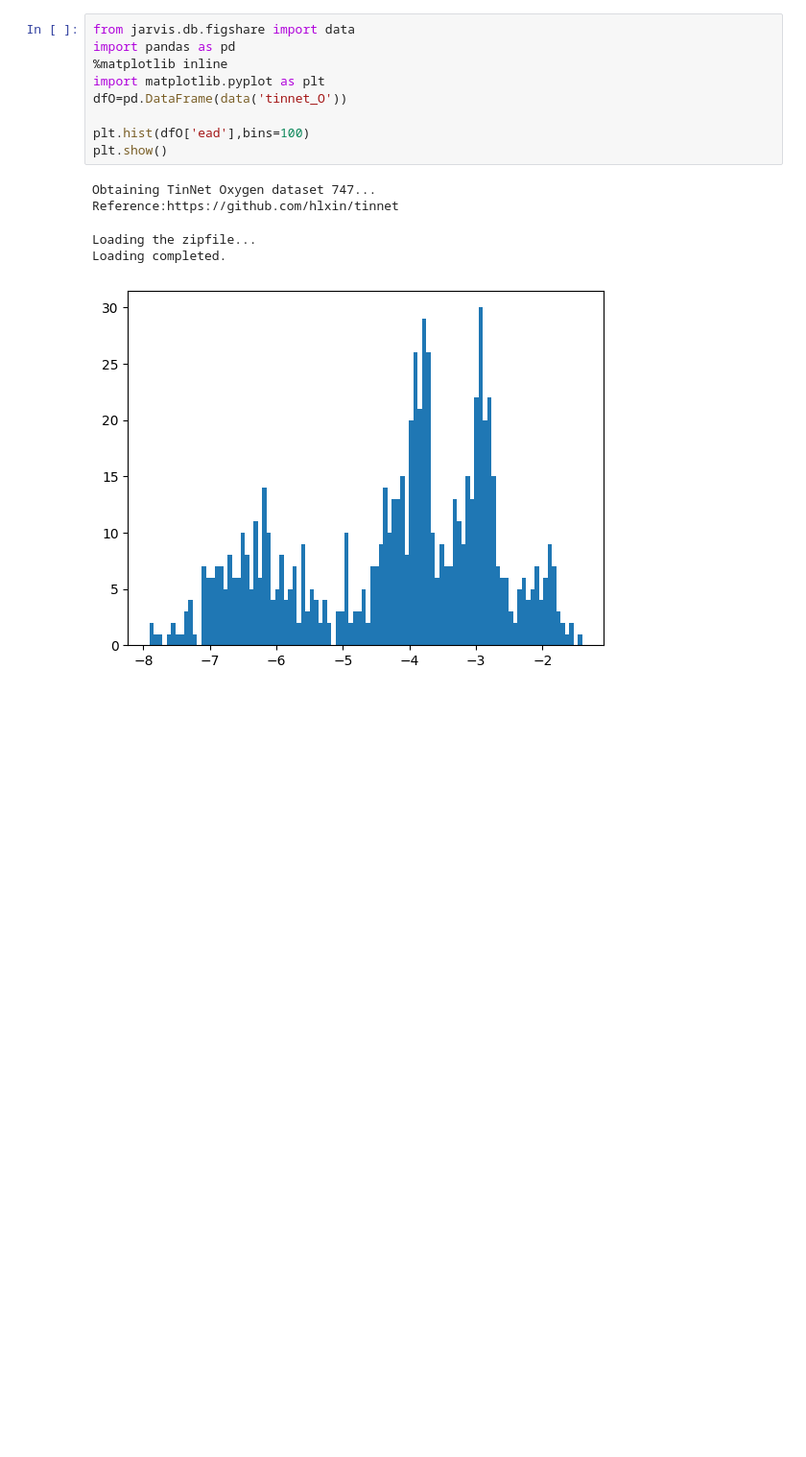
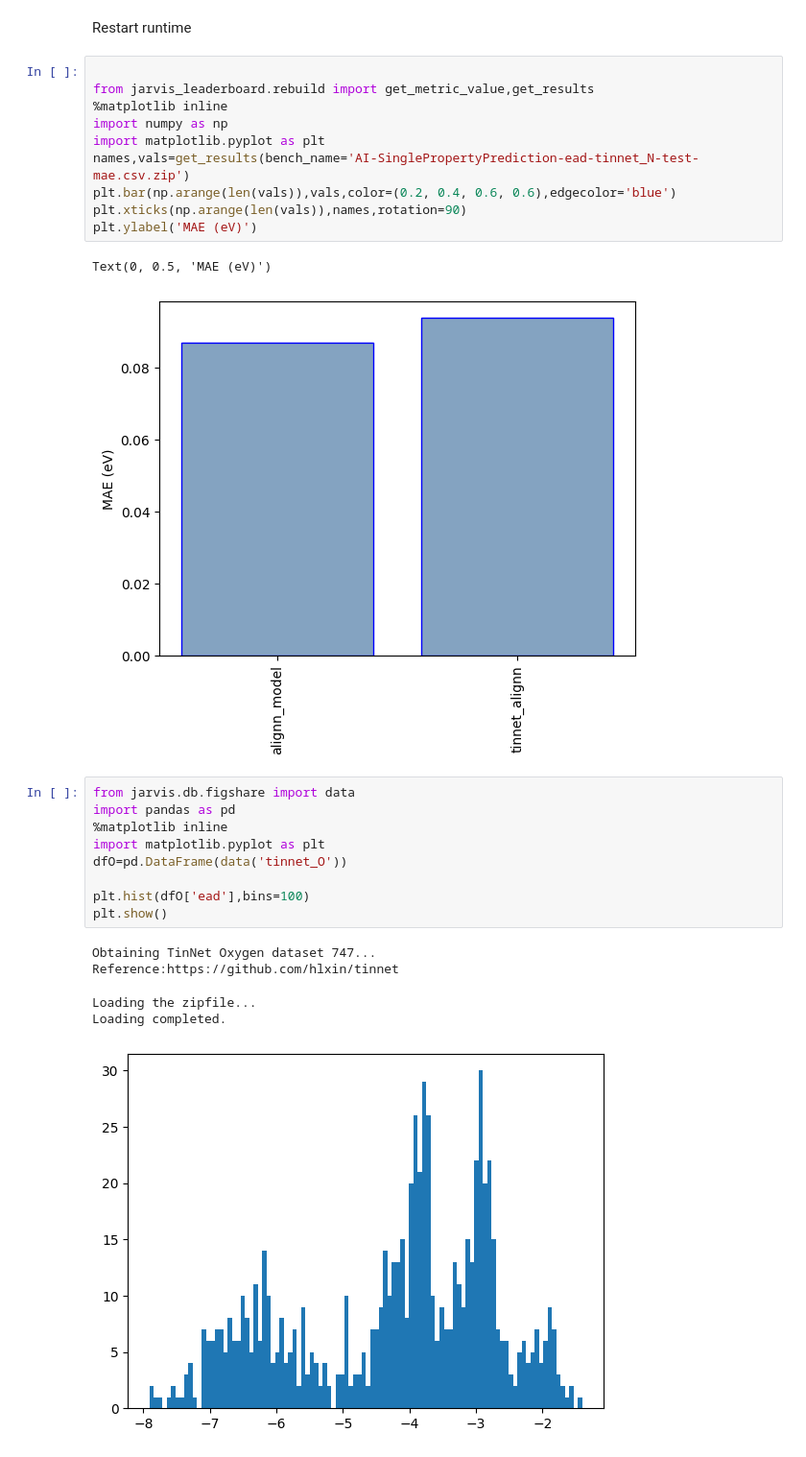
Before and after one commit to JARVIS-Materials-Design/jarvis-tools-notebooks, a Jupyter notebook: jarvis-tools-notebooks/tinnet_O_ALIGNN_FF.ipynb, the cells around one changed output. Shown at 96% size. Saved outputs shown, nothing was run; the diff lists cells and outputs as text; blank space fills up the shorter version.

```diff
--- a/jarvis-tools-notebooks/tinnet_O_ALIGNN_FF.ipynb
+++ b/jarvis-tools-notebooks/tinnet_O_ALIGNN_FF.ipynb
@@ -23,3 +190,18 @@ Successfully installed alignn-2023.6.20 ase-3.22.1 dgl-1.1.0 flake8-6.0.0 jarvis
+# %% [markdown]
+Restart runtime
+# %%
+
+from jarvis_leaderboard.rebuild import get_metric_value,get_results
+%matplotlib inline
+import numpy as np
+import matplotlib.pyplot as plt
+names,vals=get_results(bench_name='AI-SinglePropertyPrediction-ead-tinnet_N-test-mae.csv.zip')
+plt.bar(np.arange(len(vals)),vals,color=(0.2, 0.4, 0.6, 0.6),edgecolor='blue')
+plt.xticks(np.arange(len(vals)),names,rotation=90)
+plt.ylabel('MAE (eV)')
+# %% [output]
+Text(0, 0.5, 'MAE (eV)')
+[figure, added]
 # %%
 from jarvis.db.figshare import data
 import pandas as pd
```
Also changed, not shown: parts of 24 cells of this notebook.
